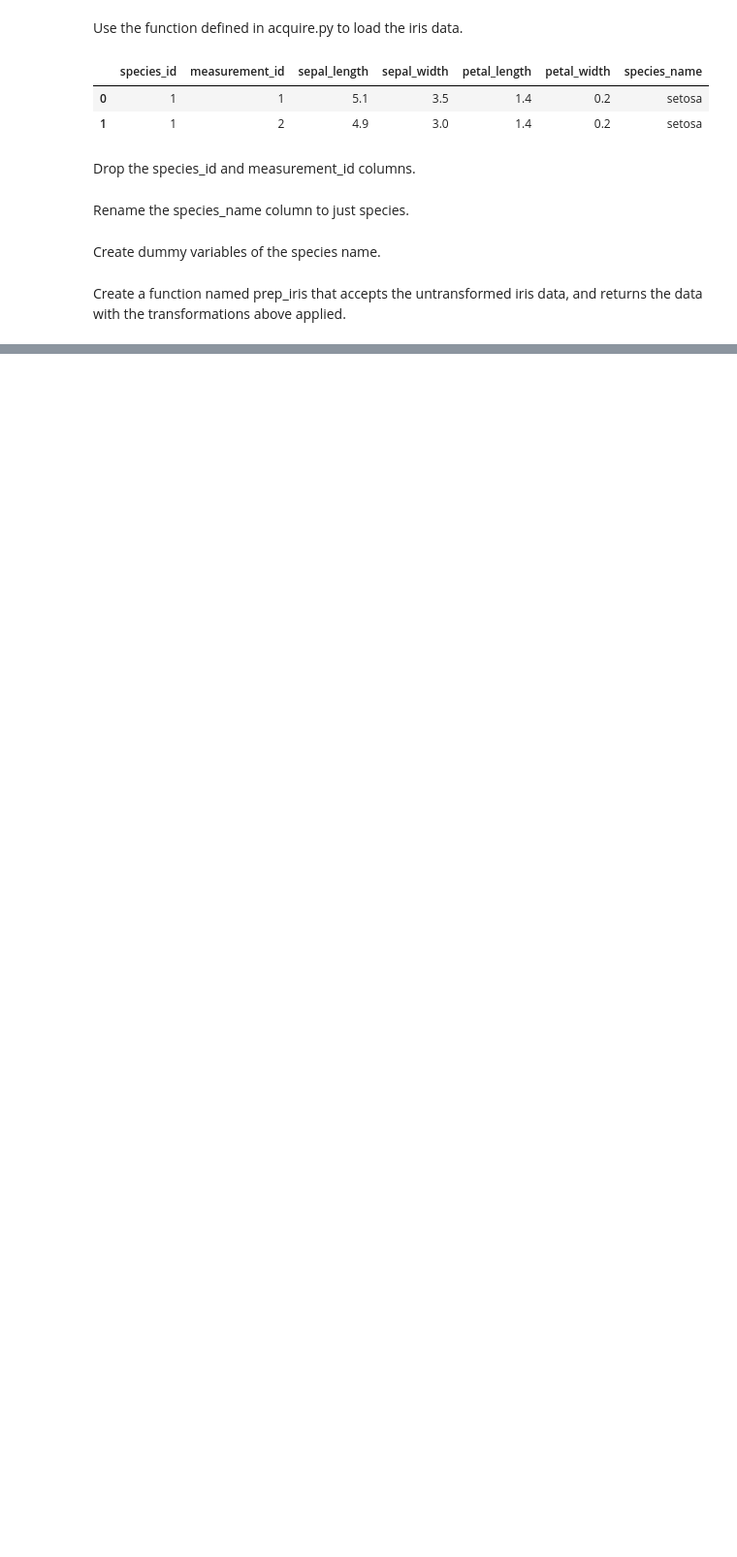
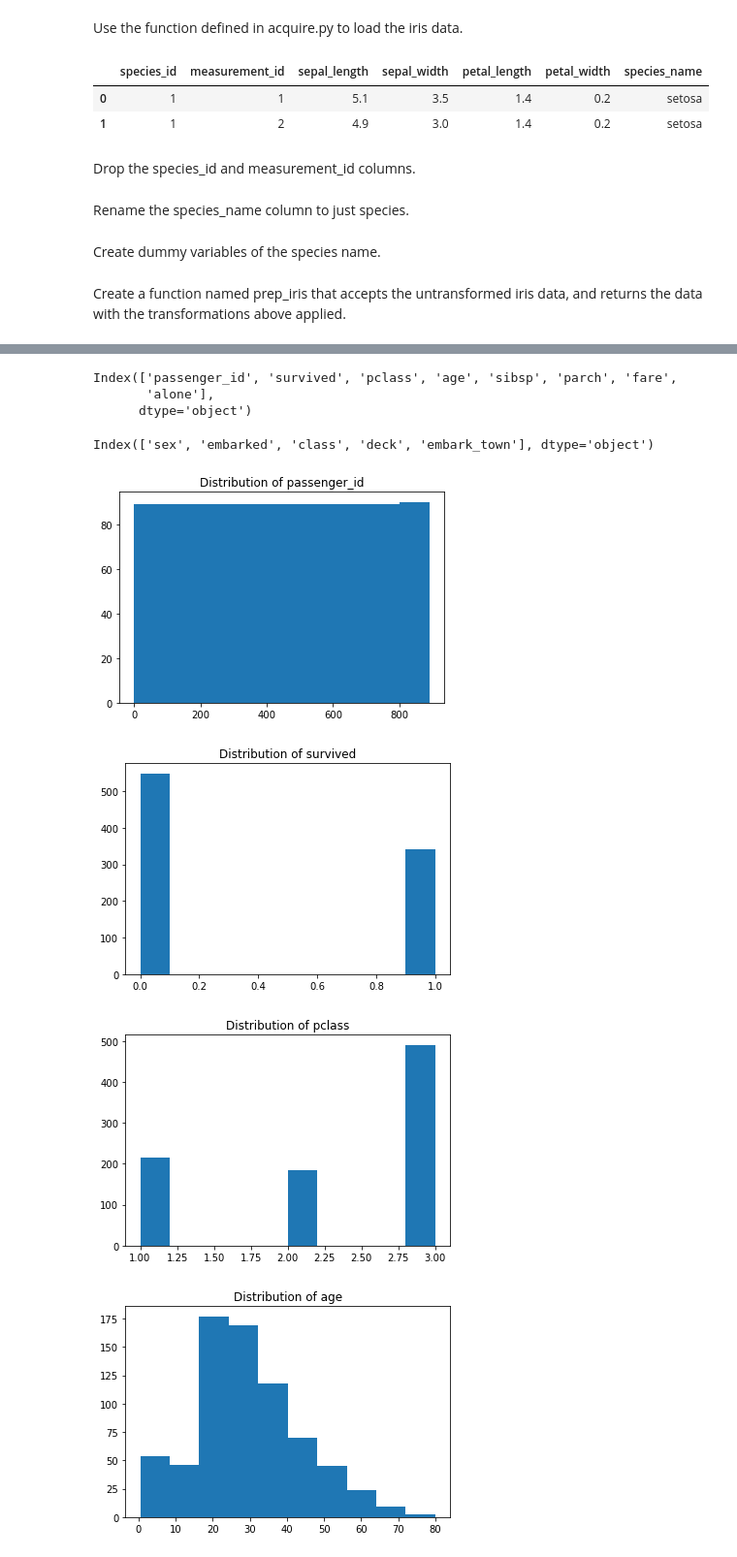
Before and after one commit to christophermayorga/classification-exercises, a Jupyter notebook: classification_exercises.ipynb, the cells around one changed output, grey strips where cells are left out. Shown at 97% size. Cells and saved outputs as stored; diff of their text form; code cells hidden in the pictures; blank space fills up the shorter version.

Commit message:
Adds tidy data exercises

```diff
--- a/classification_exercises.ipynb
+++ b/classification_exercises.ipynb
@@ -286,0 +281,2 @@ prep_iris(df)
+# %%
+df = get_titanic_data()
@@ -286,0 +349,8 @@ prep_iris(df)
+# %%
+num_cols = df.columns[[df[col].dtype != 'O' for col in df.columns]]
+# %%
+num_cols
+# %% [output]
+Index(['passenger_id', 'survived', 'pclass', 'age', 'sibsp', 'parch', 'fare',
+       'alone'],
+      dtype='object')
@@ -286,0 +359,14 @@ prep_iris(df)
+# %%
+obj_cols
+# %% [output]
+Index(['sex', 'embarked', 'class', 'deck', 'embark_town'], dtype='object')
+# %%
+for col in num_cols:
+    plt.hist(df[col])
+    plt.title(f'Distribution of {col}')
+    plt.show()
+# %% [output]
+[figure, added]
+[figure, added]
+[figure, added]
+[figure, added]
```
Also changed, not shown: parts of 42 cells of this notebook, 16 other files.
